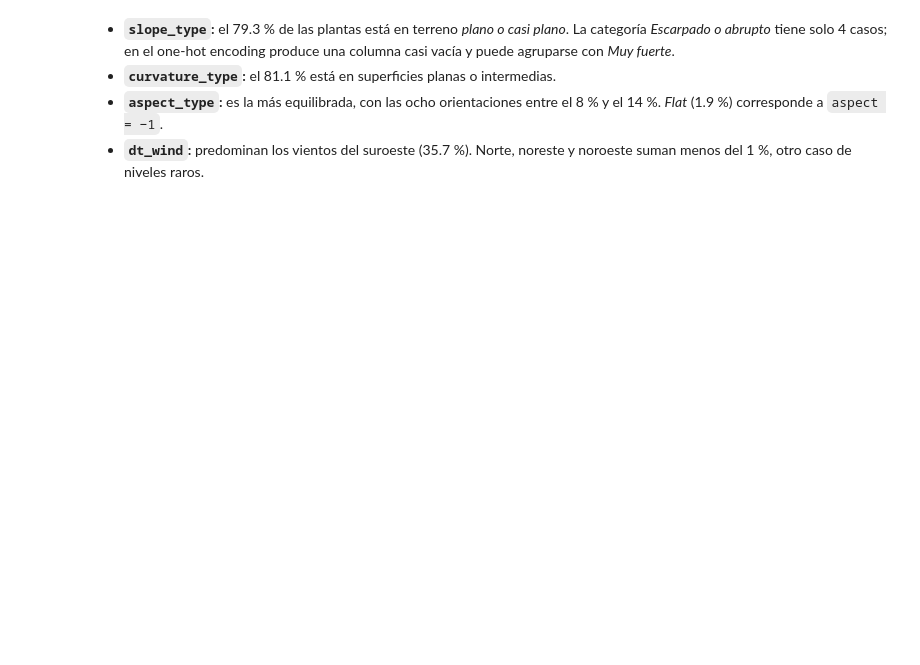
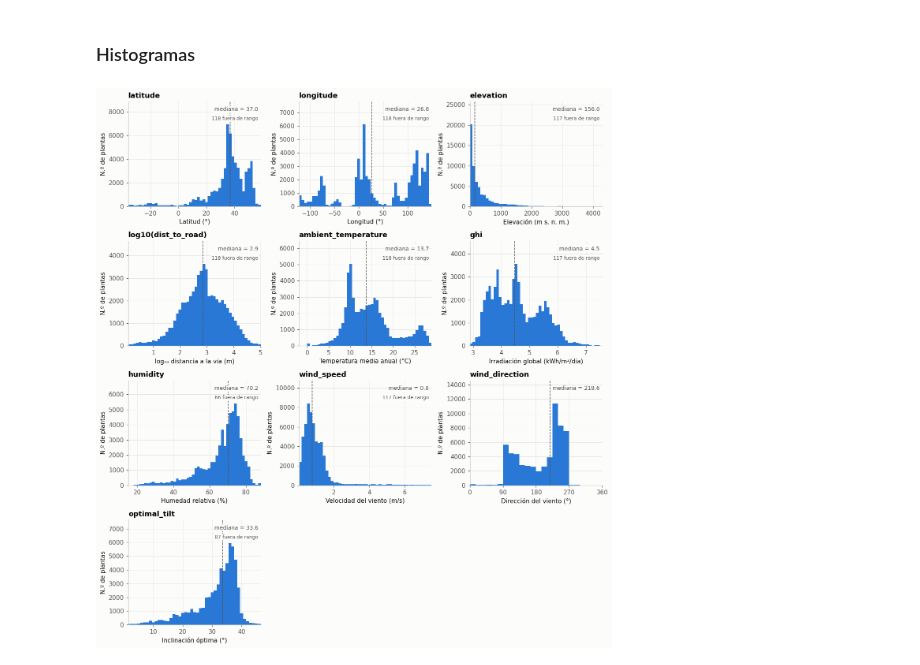
Before and after one commit to AlexT09/EDA_SOLAR-POWER-PLANTS, a Jupyter notebook: _sources/04_univariado.ipynb, the cells around one changed output. Cells and saved outputs as stored; diff of their text form; code cells hidden in the pictures; blank space fills up the shorter version.

```diff
--- a/_sources/04_univariado.ipynb
+++ b/_sources/04_univariado.ipynb
@@ -64,17 +35,43 @@ plt.tight_layout(); plt.show()
-# %%
-fig, axes = plt.subplots(2, 2, figsize=(12, 8))
-for ax, col in zip(axes.flat, CATEGORICAL):
-    vc = df[col].value_counts().sort_values()
-    ax.barh(vc.index, vc.values, height=0.6, color=CLASS_COLORS["Alta"])
-    for y, v in enumerate(vc.values):
-        ax.text(v, y, f" {100 * v / len(df):.1f} %", va="center", fontsize=8.5)
-    ax.set_title(col, fontsize=10)
-    ax.set_xlim(0, vc.max() * 1.22)
-    ax.grid(axis="y", visible=False)
-fig.suptitle("Frecuencia de las predictoras categóricas", x=0.01, ha="left", fontweight="bold")
-plt.tight_layout(); plt.show()
-# %% [markdown]
-- **`slope_type`:** el 79.3 % de las plantas está en terreno *plano o casi plano*. La categoría *Escarpado o abrupto* tiene solo 4 casos; en el one-hot encoding produce una columna casi vacía y puede agruparse con *Muy fuerte*.
-- **`curvature_type`:** el 81.1 % está en superficies planas o intermedias.
-- **`aspect_type`:** es la más equilibrada, con las ocho orientaciones entre el 8 % y el 14 %. *Flat* (1.9 %) corresponde a `aspect = −1`.
-- **`dt_wind`:** predominan los vientos del suroeste (35.7 %). Norte, noreste y noroeste suman menos del 1 %, otro caso de niveles raros.
+# %% [markdown]
+### Histogramas
+# %%
+fig, axes = plt.subplots(4, 3, figsize=(12, 13))
+for ax, col in zip(axes.flat, NUMERIC):
+    data = df[col].dropna()
+    title, xlabel = col, AXIS_LABELS[col]
+    if col == "dist_to_road":
+        data = np.log10(data + 1)
+        title, xlabel = f"log10({col})", "log₁₀ distancia a la vía (m)"
+    if col == "wind_direction":
+        lo, hi = 0, 360
+    else:
+        lo, hi = data.quantile([0.001, 0.999])
+    inside = data.between(lo, hi)
+    if col == "wind_direction":
+        bins = np.arange(0, 361, 15)
+    elif col == "optimal_tilt":
+        bins = np.arange(np.floor(lo) - 0.5, np.ceil(hi) + 1)
+    else:
+        bins = np.linspace(lo, hi, 51)
+    ax.hist(data[inside], bins=bins, color=CLASS_COLORS["Alta"])
+    ax.set_ylim(0, ax.get_ylim()[1] * 1.22)
+    med = data.median()
+    ax.axvline(med, color=NEUTRAL, ls="--", lw=1)
+    ax.text(0.98, 0.95, f"mediana = {med:.1f}", transform=ax.transAxes,
+            ha="right", va="top", fontsize=9, color=NEUTRAL,
+            bbox=dict(facecolor=SURFACE, edgecolor="none", pad=1))
+    n_out = (~inside).sum()
+    if n_out:
+        ax.text(0.98, 0.86, f"{n_out} fuera de rango", transform=ax.transAxes,
+                ha="right", va="top", fontsize=8, color=NEUTRAL,
+                bbox=dict(facecolor=SURFACE, edgecolor="none", pad=1))
+    if col == "wind_direction":
+        ax.set_xticks(range(0, 361, 90))
+    ax.set_xlim(bins[0], bins[-1])
+    ax.set_title(title)
+    ax.set_xlabel(xlabel); ax.set_ylabel("N.º de plantas")
+for ax in axes.flat[len(NUMERIC):]:
+    ax.remove()
+plt.tight_layout(); plt.show()
+# %% [output]
+[figure, added]
```
Also changed, not shown: parts of 12 cells of this notebook, 39 other files.
